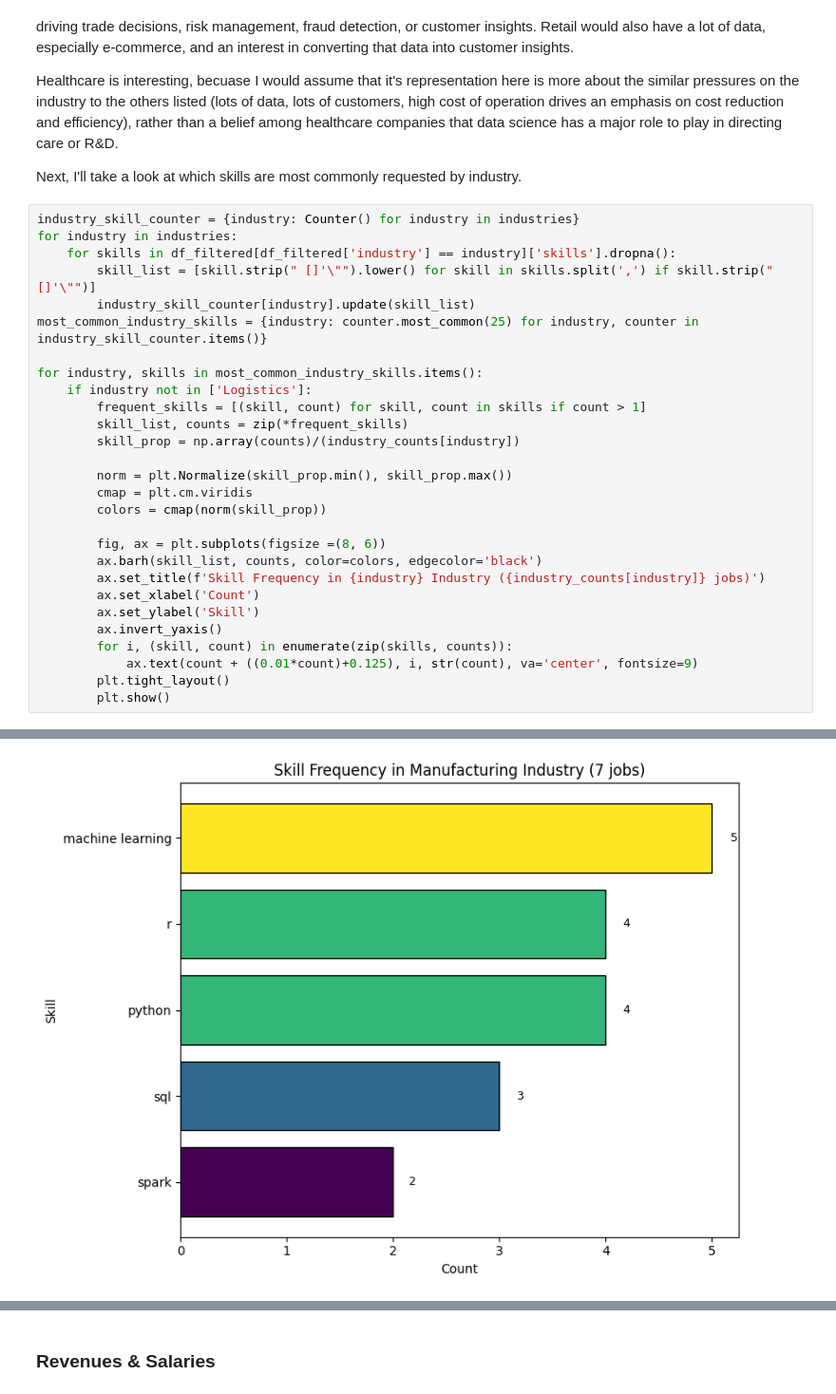
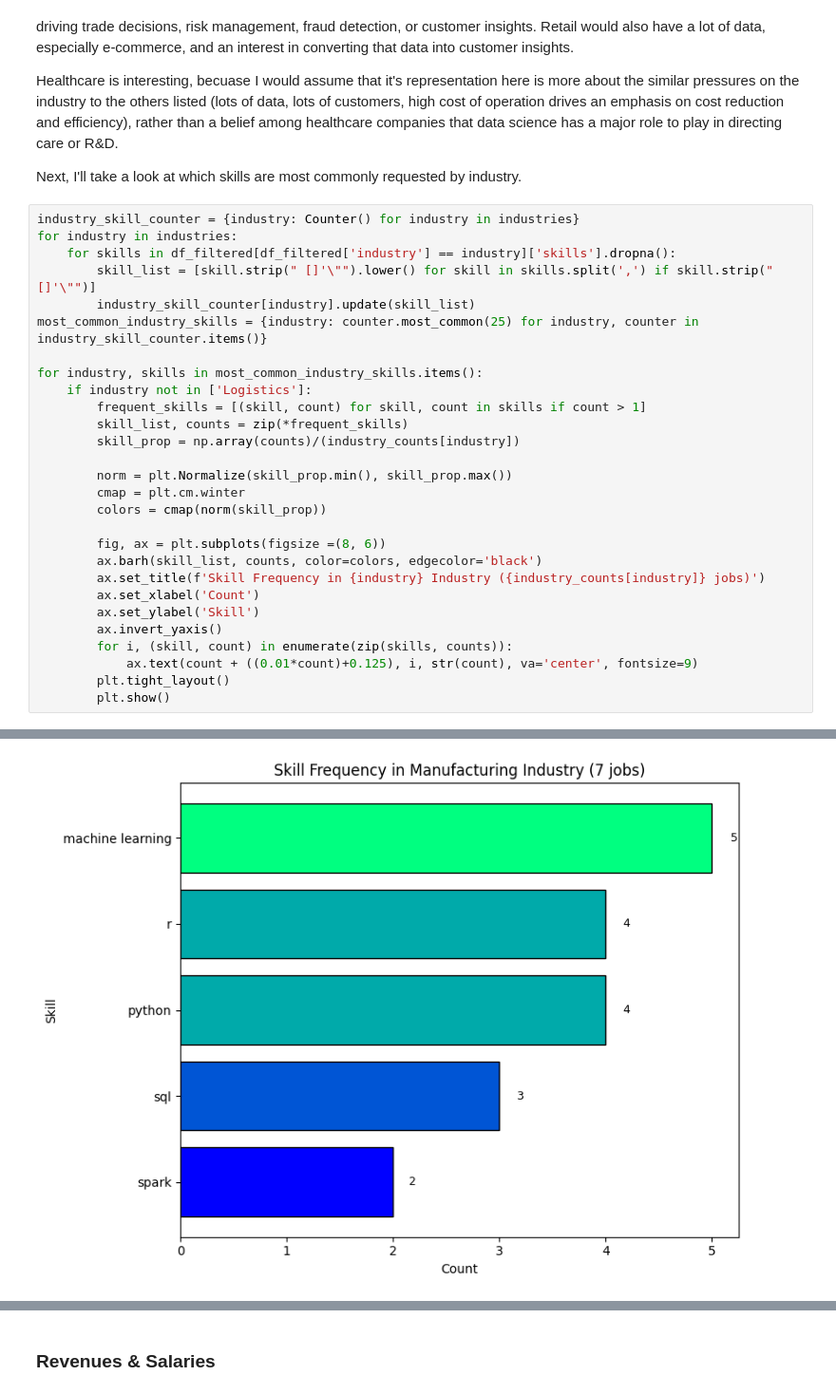
Before and after one commit to PirateWa1rus/PythonPractice, a Jupyter notebook: DSJobs/DSJobs_analysis.ipynb, the cells around one changed output, grey strips where cells are left out. Shown at 95% size. Cells and saved outputs as stored; diff of their text form.

```diff
--- a/DSJobs/DSJobs_analysis.ipynb
+++ b/DSJobs/DSJobs_analysis.ipynb
@@ -437,7 +439,7 @@ for industry, skills in most_common_industry_skills.items():
         skill_prop = np.array(counts)/(industry_counts[industry])
 
         norm = plt.Normalize(skill_prop.min(), skill_prop.max())
-        cmap = plt.cm.viridis
+        cmap = plt.cm.winter
         colors = cmap(norm(skill_prop))
 
         fig, ax = plt.subplots(figsize =(8, 6))
@@ -455 +457 @@ for industry, skills in most_common_industry_skills.items():
-[figure, old version]
+[figure, new version]
```
Also changed, not shown: parts of 24 cells of this notebook, 3 other files.
